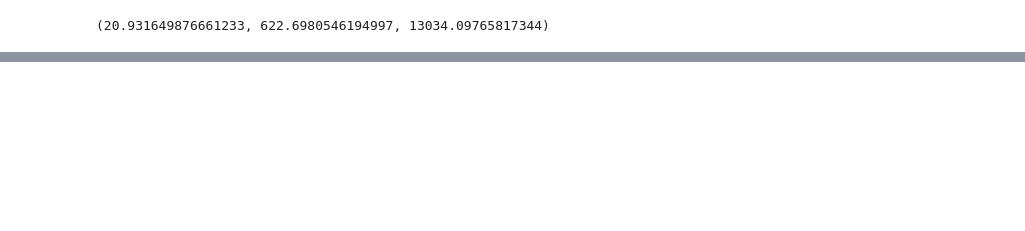
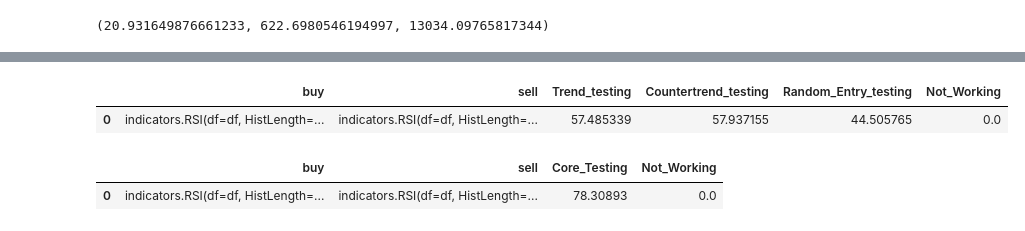
Before and after one commit to VaheC/PonyGE2, a Jupyter notebook: test.ipynb, the cells around one changed output, grey strips where cells are left out. Saved outputs shown, nothing was run; the diff lists cells and outputs as text; code cells hidden in the pictures; blank space fills up the shorter version.

Commit message:
limited testing added

```diff
--- a/test.ipynb
+++ b/test.ipynb
@@ -3077,9 +3079,8 @@ winning_percent
 # %% [output]
 33.55831265508685
 # %%
-def generate_52w_data():
-    df = pd.read_csv(Path(r'C:/\Users/\vchar/\OneDrive/\Desktop/\ML Projects/\Upwork/\AlgoT_ML_Dev/\GrammarEvolution/\PonyGE2/\datasets/\BTCUSD_ohlcv.csv'))
-    # df = pd.read_csv('/kaggle/input/btcusd-test/BTCUSD_ohlcv.csv')
+def generate_52w_data(data_path):
+    df = pd.read_csv(data_path)
     df['datetime'] = pd.to_datetime(df['datetime'])
     df = df.iloc[-(7 * 60 * 24 * 52):]
     df.sort_values('datetime', ascending=True, inplace=True)
@@ -3142,7 +3144,7 @@ def get_pnl(trade_close_prices, trade_open_prices, commission, slippage, init_in
         pnl_list[i] = temp_pnl
     return pnl_list
 
-df = price_data.copy()
+df = data.copy()
 # for i in range(1, 6):
 #     df[f'close_{lag_txt}'] = df['close'].shift(i)
 #     df[f'open_{lag_txt}'] = df['open'].shift(i)
@@ -3322,0 +3353,13 @@ def calculate_mean_win_perc_entry_testing(data, strategy_df, entry2idx_dict, exi
+# %%
+data_path = Path(r'C:/\Users/\vchar/\OneDrive/\Desktop/\ML Projects/\Upwork/\AlgoT_ML_Dev/\GrammarEvolution/\PonyGE2/\datasets/\BTCUSD_ohlcv.csv')
+df_52w = generate_52w_data(data_path)
+
+entry_win_pc_df = calculate_mean_win_perc_entry_testing(
+    data=df_52w,
+    text_code=text_code
+)
+
+temp_signal_df = pd.DataFrame({'buy': [buy_signal_txt], 'sell': [sell_signal_txt]})
+
+entry_win_pc_df = pd.concat([temp_signal_df, entry_win_pc_df], axis=1)
+entry_win_pc_df
@@ -3322,0 +3499,16 @@ def calculate_mean_win_perc_entry_testing(data, strategy_df, entry2idx_dict, exi
+# %%
+# data_path = Path(r'C:/\Users/\vchar/\OneDrive/\Desktop/\ML Projects/\Upwork/\AlgoT_ML_Dev/\GrammarEvolution/\PonyGE2/\datasets/\BTCUSD_ohlcv.csv')
+# df_52w = generate_52w_data(data_path)
+
+exit_win_pc_df = calculate_mean_win_perc_exit_testing(
+    data=df_52w,
+    text_code=text_code
+)
+
+temp_signal_df = pd.DataFrame({'buy': [buy_signal_txt], 'sell': [sell_signal_txt]})
+
+exit_win_pc_df = pd.concat([temp_signal_df, exit_win_pc_df], axis=1)
+exit_win_pc_df
+# %% [output]
+|  | buy | sell | Trend_testing | Countertrend_testing | Random_Entry_testing | Not_Working |
+| 0 | indicators.RSI(df=df, HistLength=... | indicators.RSI(df=df, HistLength=... | 57.485339 | 57.937155 | 44.505765 | 0.0 |
@@ -3322,0 +3553,12 @@ def calculate_mean_win_perc_entry_testing(data, strategy_df, entry2idx_dict, exi
+# %%
+core_win_pc_df = calculate_mean_win_perc_core_testing(
+    data=df_52w,
+    text_code=text_code
+)
+
+temp_signal_df = pd.DataFrame({'buy': [buy_signal_txt], 'sell': [sell_signal_txt]})
+coret_win_pc_df = pd.concat([temp_signal_df, core_win_pc_df], axis=1)
+coret_win_pc_df
+# %% [output]
+|  | buy | sell | Core_Testing | Not_Working |
+| 0 | indicators.RSI(df=df, HistLength=... | indicators.RSI(df=df, HistLength=... | 78.30893 | 0.0 |
```
Also changed, not shown: parts of 13 cells of this notebook.
